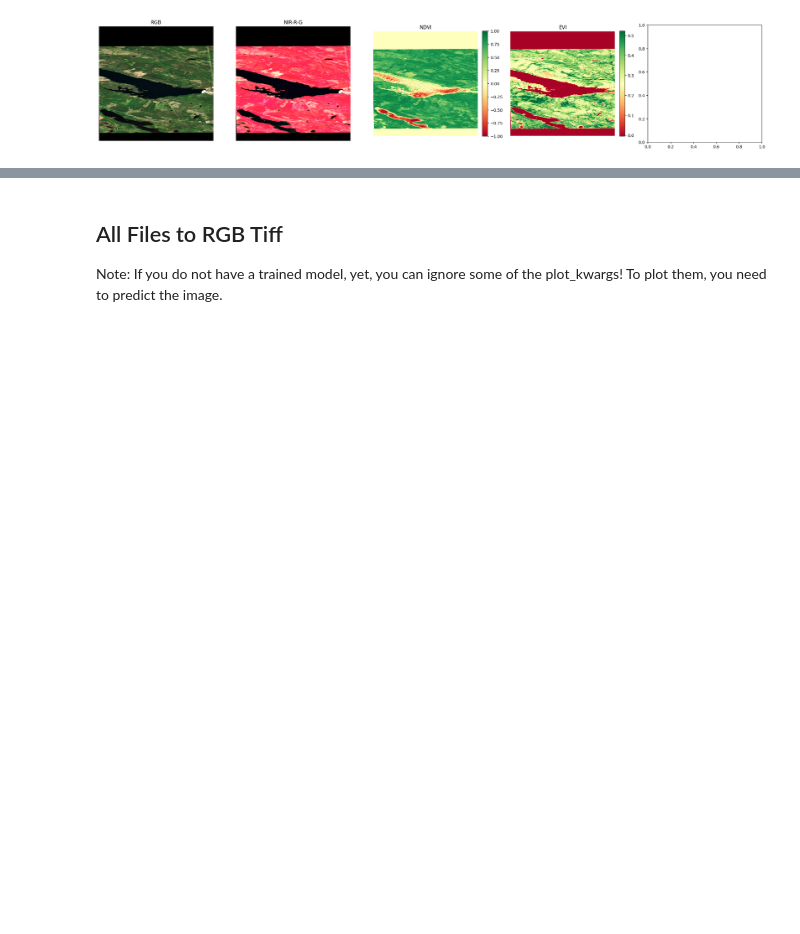
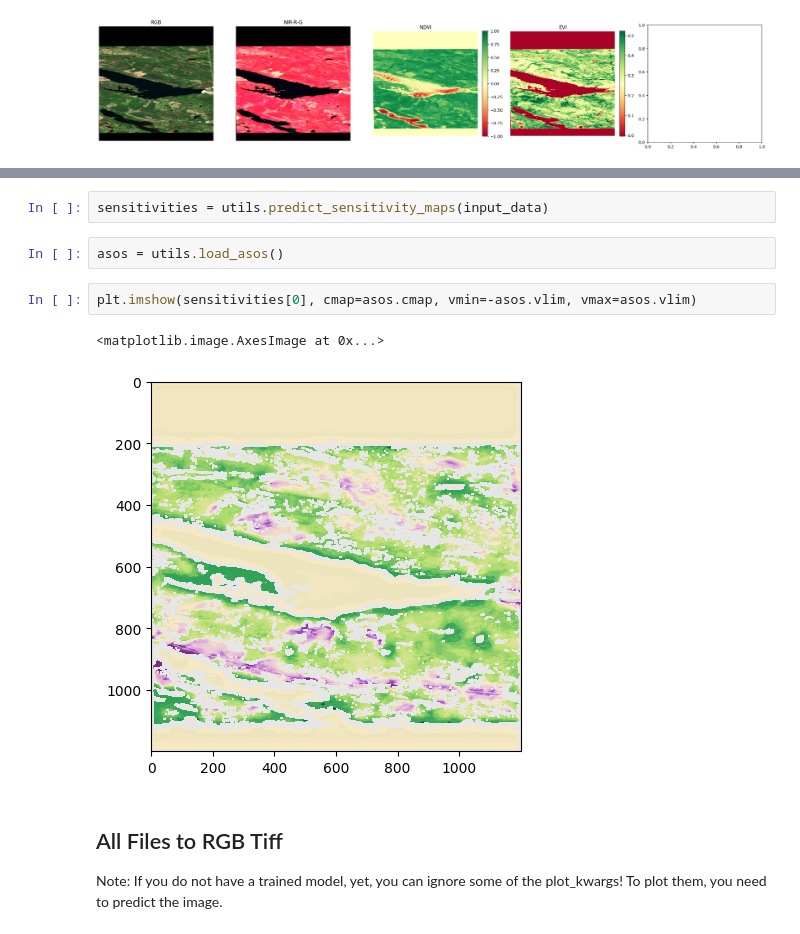
Before and after one commit to 52North/testbed18-wilderness-workflow, a Jupyter notebook: projects/testbed18/41_analyze_samples.ipynb, the cells around one changed output, grey strips where cells are left out. Cells and saved outputs as stored; diff of their text form; blank space fills up the shorter version.

```diff
--- a/projects/testbed18/41_analyze_samples.ipynb
+++ b/projects/testbed18/41_analyze_samples.ipynb
@@ -154,3 +96,12 @@ s2_plotter_generic.plot(
+# %%
+sensitivities = utils.predict_sensitivity_maps(input_data)
+# %%
+asos = utils.load_asos()
+# %%
+plt.imshow(sensitivities[0], cmap=asos.cmap, vmin=-asos.vlim, vmax=asos.vlim)
+# %% [output]
+<matplotlib.image.AxesImage at 0x...>
+[figure, added]
 # %% [markdown]
 ## All Files to RGB Tiff
 Note: If you do not have a trained model, yet, you can ignore some of the plot_kwargs! To plot them, you need to predict the image.
```
Also changed, not shown: parts of 28 cells of this notebook, 1 other file.
